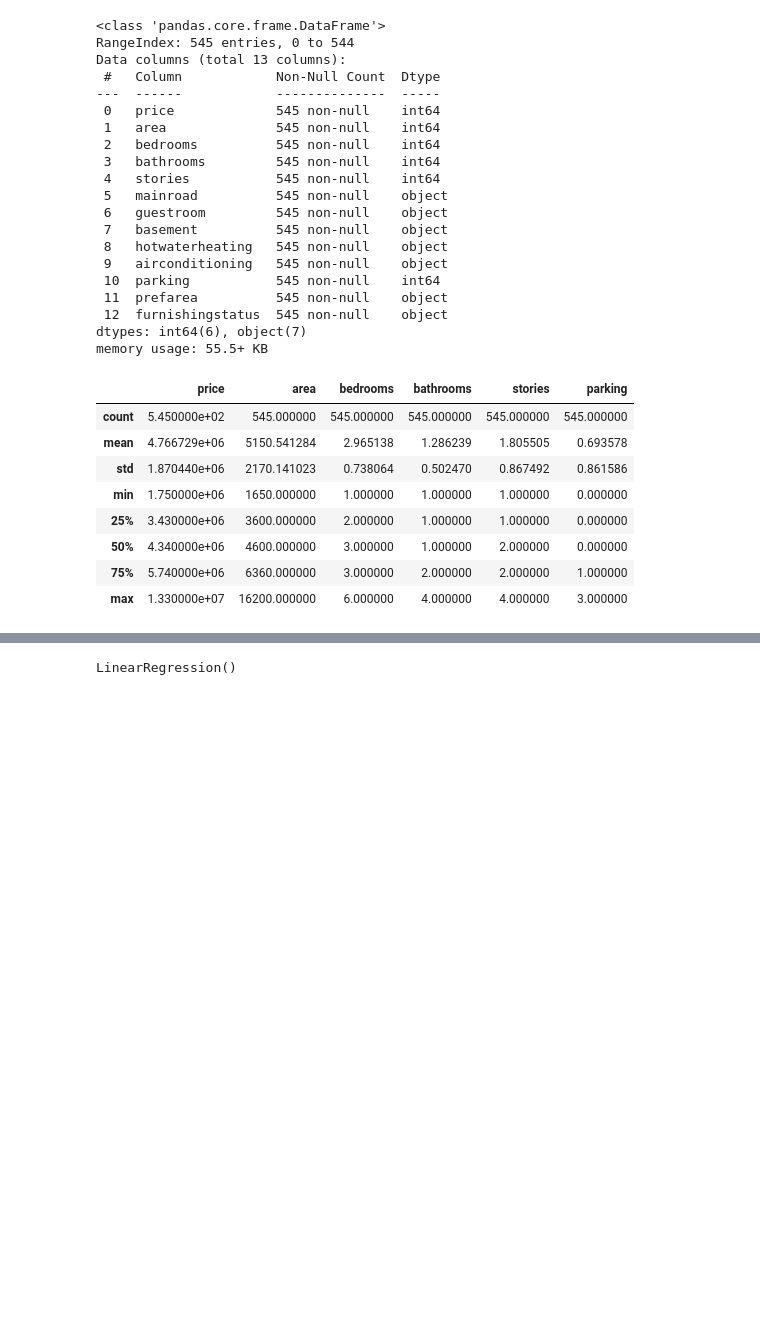
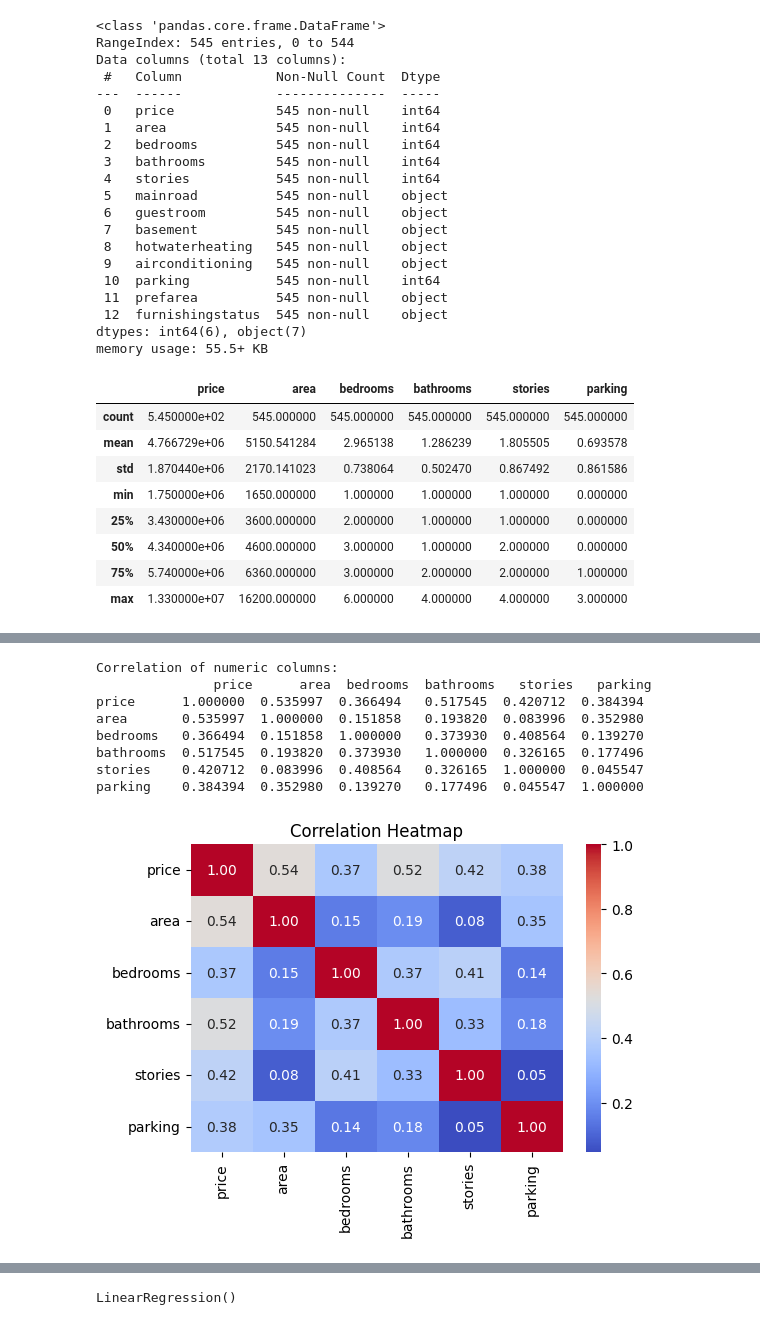
Before and after one commit to Sunmathi-A77/House_Price_Prediction, a Jupyter notebook: House_Price_Prediction.ipynb, the cells around one changed output, grey strips where cells are left out. Drawn from its saved outputs; the diff is of its cells as text; code cells hidden in the pictures; blank space fills up the shorter version.

```diff
--- a/House_Price_Prediction.ipynb
+++ b/House_Price_Prediction.ipynb
@@ -196,0 +146,19 @@ dtype: float64
+# %%
+# Compute correlation for numeric columns
+numeric_cols = ['price', 'area', 'bedrooms', 'bathrooms', 'stories', 'parking']
+cor = df[numeric_cols].corr()
+print("Correlation of numeric columns:\n",cor)
+plt.figure(figsize=(6,4))
+sns.heatmap(cor, annot=True, fmt='.2f', cmap='coolwarm', cbar=True)
+plt.title("Correlation Heatmap")
+plt.show()
+# %% [output]
+Correlation of numeric columns:
+               price      area  bedrooms  bathrooms   stories   parking
+price      1.000000  0.535997  0.366494   0.517545  0.420712  0.384394
+area       0.535997  1.000000  0.151858   0.193820  0.083996  0.352980
+bedrooms   0.366494  0.151858  1.000000   0.373930  0.408564  0.139270
+bathrooms  0.517545  0.193820  0.373930   1.000000  0.326165  0.177496
+stories    0.420712  0.083996  0.408564   0.326165  1.000000  0.045547
+parking    0.384394  0.352980  0.139270   0.177496  0.045547  1.000000
+[figure, added]
```
Also changed, not shown: parts of 44 cells of this notebook, 1 other file.
